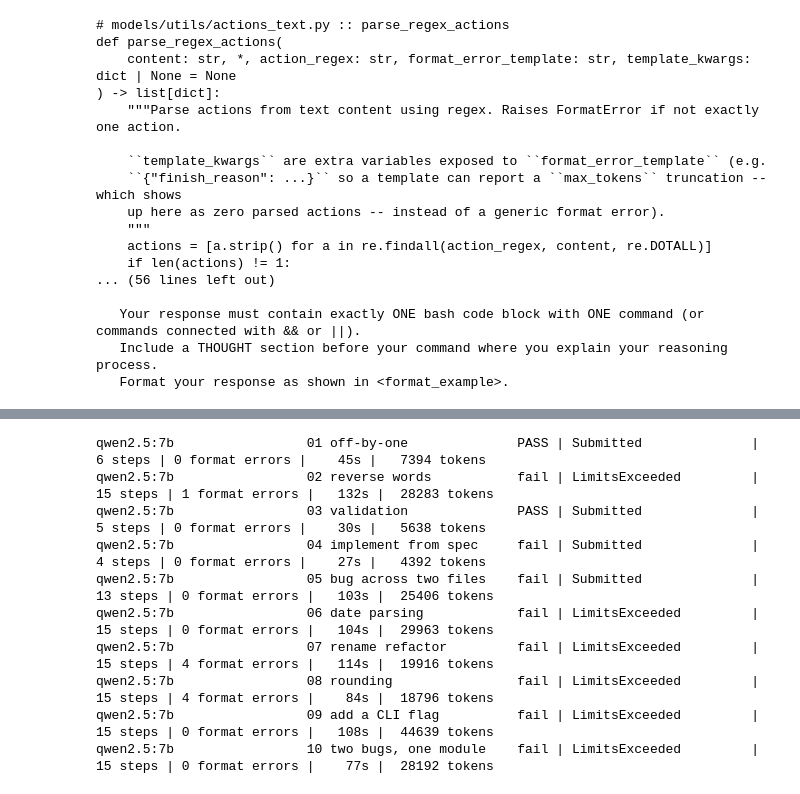
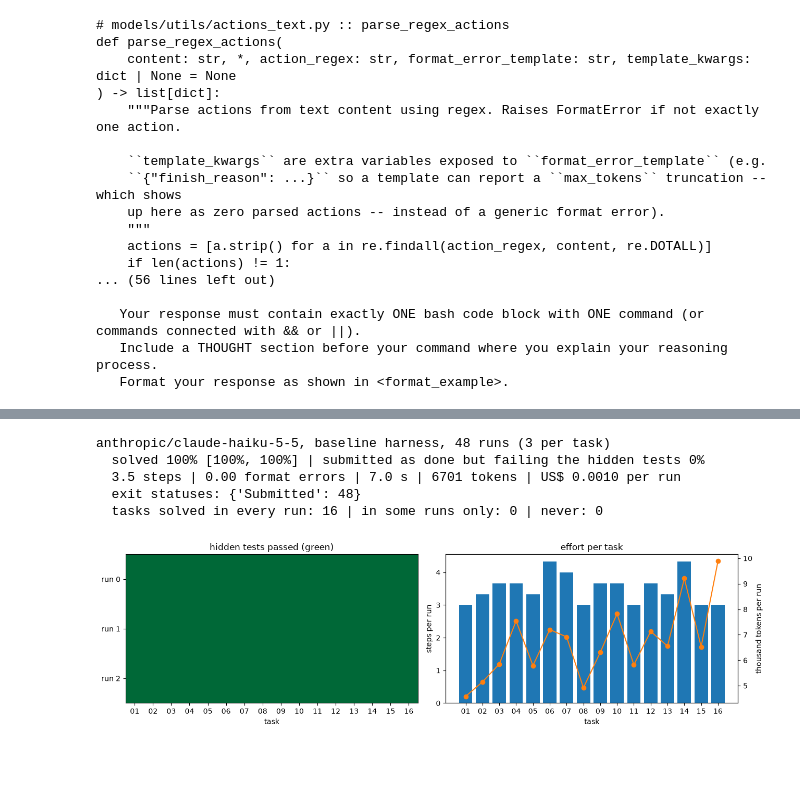
Before and after one commit to ZoodiacR/llm-edu-suite, a Jupyter notebook: notebooks/05_agents_and_mcp/27_agent_harness.ipynb, the cells around one changed output, grey strips where cells are left out. Drawn from its saved outputs; the diff is of its cells as text; code cells hidden in the pictures; blank space fills up the shorter version.

```diff
--- a/notebooks/05_agents_and_mcp/27_agent_harness.ipynb
+++ b/notebooks/05_agents_and_mcp/27_agent_harness.ipynb
@@ -319,13 +443,41 @@ qwen2.5:3b                 10 two bugs, one module    fail | LimitsExceeded
 # %%
-run_matrix(MODELS[1])
+from collections import Counter
+def summarize(rows):
+    return dict(solved=np.mean([r["ok"] for r in rows]),
+                false_done=np.mean([r["exit_status"] == "Submitted" and not r["ok"] for r in rows]),
+                steps=np.mean([r["steps"] for r in rows]), fmt=np.mean([r["fmt"] for r in rows]),
+                secs=np.mean([r["seconds"] for r in rows]), tokens=np.mean([r["tokens"] for r in rows]),
+                cost=cost(rows) / len(rows))
+def ci95(oks):                                                  # bootstrap over runs, as in notebook 20
+    rng = np.random.default_rng(0); oks = np.array(oks, dtype=float)
+    b = [rng.choice(oks, len(oks)).mean() for _ in range(2000)]
+    return np.percentile(b, 2.5), np.percentile(b, 97.5)
+
+S = summarize(RUNS); lo, hi = ci95([r["ok"] for r in RUNS])
+print(f"{MODEL}, baseline harness, {len(RUNS)} runs ({REPS} per task)")
+print(f"  solved {S['solved']:.0%} [{lo:.0%}, {hi:.0%}] | submitted as done but failing the hidden tests {S['false_done']:.0%}")
+print(f"  {S['steps']:.1f} steps | {S['fmt']:.2f} format errors | {S['secs']:.1f} s | {S['tokens']:.0f} tokens | US$ {S['cost']:.4f} per run")
+print(f"  exit statuses: {dict(Counter(r['exit_status'][:24] for r in RUNS))}")
+names = list(TASKS)
+per_task = {t: [r["ok"] for r in RUNS if r["task"] == t] for t in names}
+print("  tasks solved in every run:", sum(all(v) for v in per_task.values()), "| in some runs only:",
+      sum(any(v) and not all(v) for v in per_task.values()), "| never:", sum(not any(v) for v in per_task.values()))
+
+fig, ax = plt.subplots(1, 2, figsize=(13, 3.8))
+grid = np.array([[next(r["ok"] for r in RUNS if r["rep"] == k and r["task"] == t) for t in names] for k in range(REPS)], dtype=float)
+ax[0].imshow(grid, cmap="RdYlGn", vmin=0, vmax=1, aspect="auto")
+ax[0].set_yticks(range(REPS), [f"run {k}" for k in range(REPS)]); ax[0].set_xticks(range(len(names)), [n[:2] for n in names]); ax[0].set_xlabel("task")
+ax[0].set_title("hidden tests passed (green)")
+steps = [np.mean([r["steps"] for r in RUNS if r["task"] == t]) for t in names]
+toks = [np.mean([r["tokens"] for r in RUNS if r["task"] == t]) / 1000 for t in names]
+ax[1].bar(range(len(names)), steps, color="tab:blue", label="steps"); ax[1].set_ylabel("steps per run")
+ax2 = ax[1].twinx(); ax2.plot(range(len(names)), toks, "o-", color="tab:orange", label="tokens (k)"); ax2.set_ylabel("thousand tokens per run")
+ax[1].set_xticks(range(len(names)), [n[:2] for n in names]); ax[1].set_xlabel("task"); ax[1].set_title("effort per task")
+plt.tight_layout(); plt.show()
 # %% [output]
-qwen2.5:7b                 01 off-by-one              PASS | Submitted              |  6 steps | 0 format errors |    45s |   7394 tokens
-qwen2.5:7b                 02 reverse words           fail | LimitsExceeded         | 15 steps | 1 format errors |   132s |  28283 tokens
-qwen2.5:7b                 03 validation              PASS | Submitted              |  5 steps | 0 format errors |    30s |   5638 tokens
-qwen2.5:7b                 04 implement from spec     fail | Submitted              |  4 steps | 0 format errors |    27s |   4392 tokens
-qwen2.5:7b                 05 bug across two files    fail | Submitted              | 13 steps | 0 format errors |   103s |  25406 tokens
-qwen2.5:7b                 06 date parsing            fail | LimitsExceeded         | 15 steps | 0 format errors |   104s |  29963 tokens
-qwen2.5:7b                 07 rename refactor         fail | LimitsExceeded         | 15 steps | 4 format errors |   114s |  19916 tokens
-qwen2.5:7b                 08 rounding                fail | LimitsExceeded         | 15 steps | 4 format errors |    84s |  18796 tokens
-qwen2.5:7b                 09 add a CLI flag          fail | LimitsExceeded         | 15 steps | 0 format errors |   108s |  44639 tokens
-qwen2.5:7b                 10 two bugs, one module    fail | LimitsExceeded         | 15 steps | 0 format errors |    77s |  28192 tokens
+anthropic/claude-haiku-5-5, baseline harness, 48 runs (3 per task)
+  solved 100% [100%, 100%] | submitted as done but failing the hidden tests 0%
+  3.5 steps | 0.00 format errors | 7.0 s | 6701 tokens | US$ 0.0010 per run
+  exit statuses: {'Submitted': 48}
+  tasks solved in every run: 16 | in some runs only: 0 | never: 0
+[figure, added]
```
Also changed, not shown: parts of 31 cells of this notebook, 15 other files.
